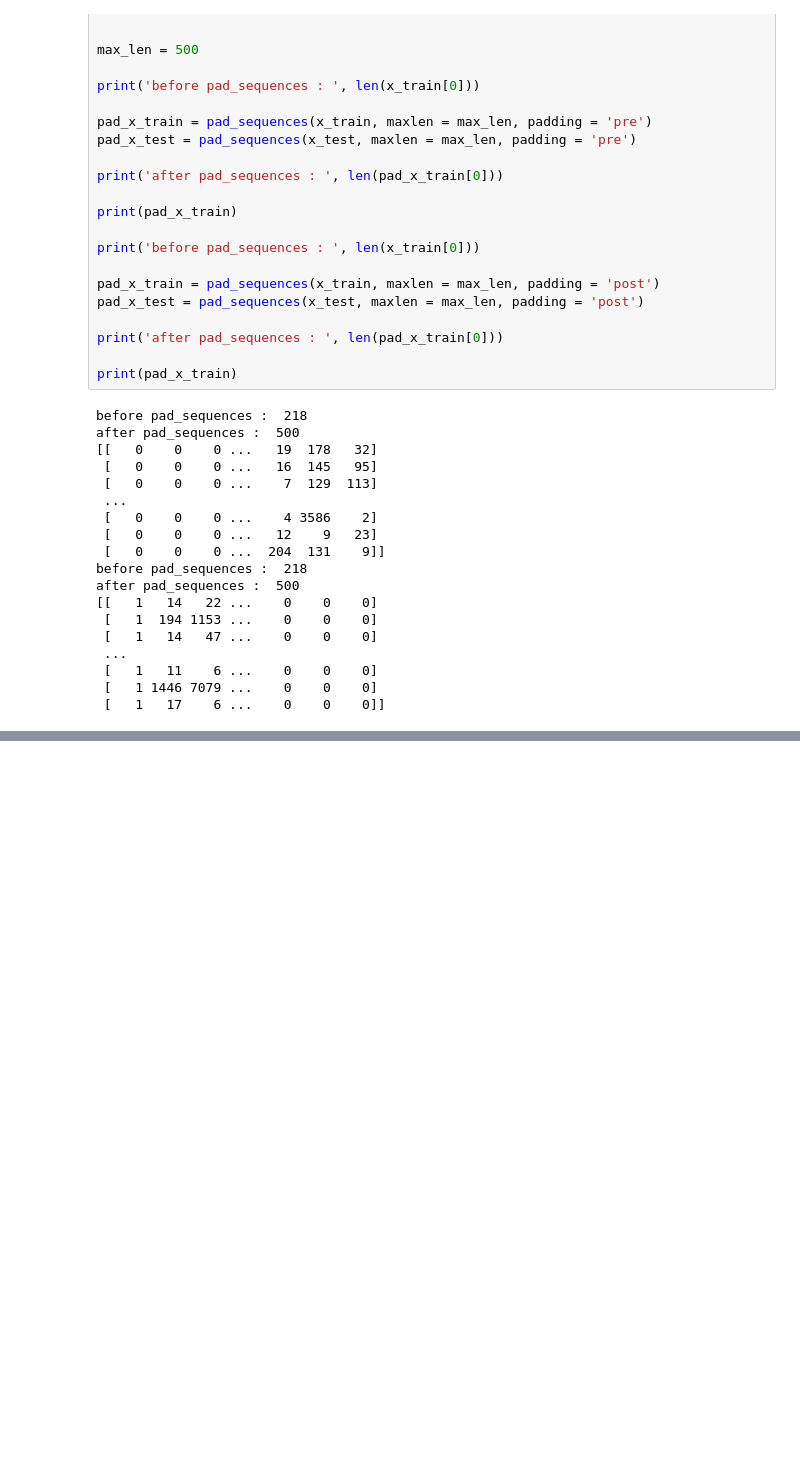
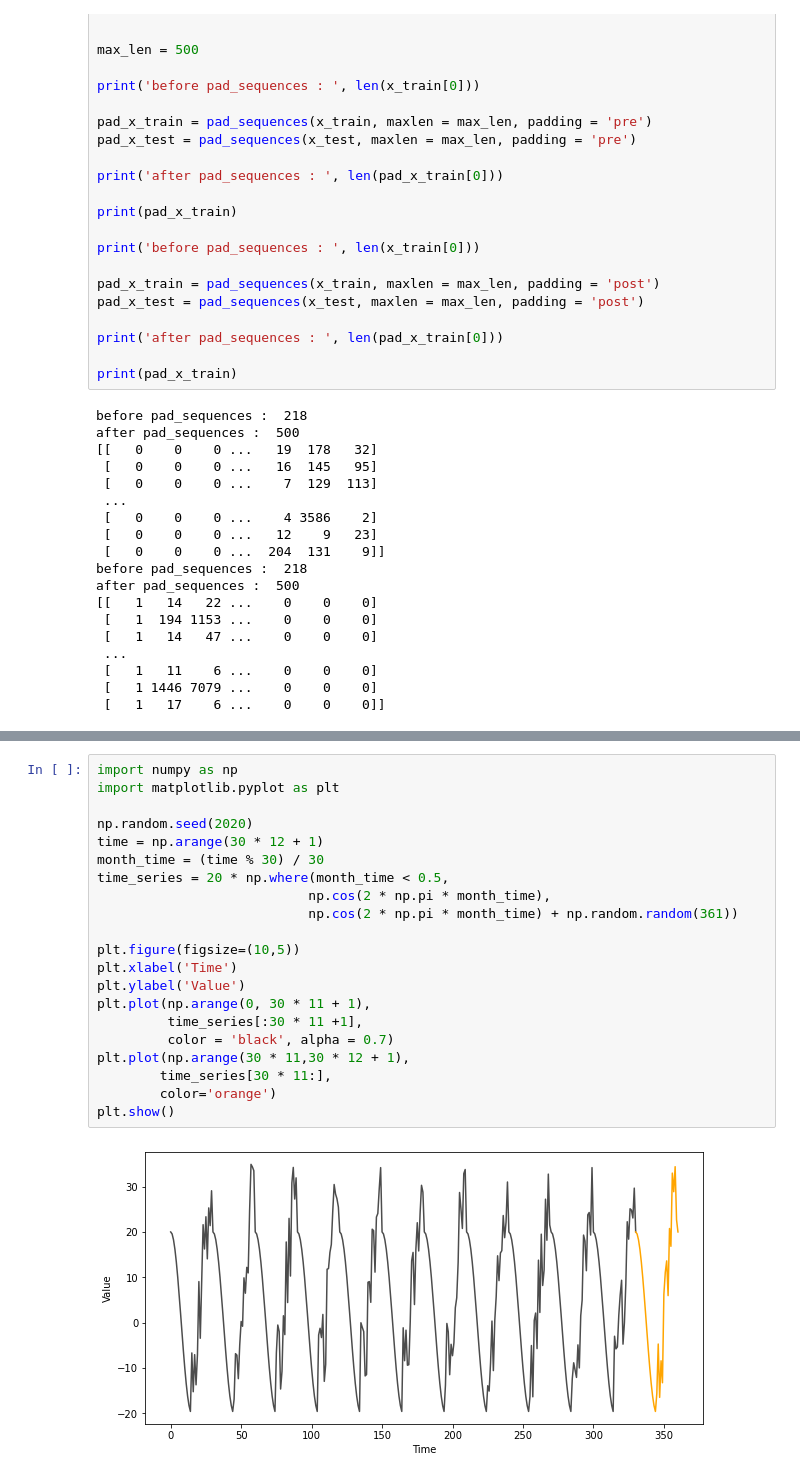
Before and after one commit to lincoln-cmd/Deep_learning, a Jupyter notebook: 순환신경망(Recurrent_Neural_Network).ipynb, the cells around one changed output, grey strips where cells are left out. Cells and saved outputs as stored; diff of their text form; blank space fills up the shorter version.

```diff
--- a/순환신경망(Recurrent_Neural_Network).ipynb
+++ b/순환신경망(Recurrent_Neural_Network).ipynb
@@ -233,0 +253,23 @@ model.evaluate(pad_x_test, y_test)
+# %%
+import numpy as np
+import matplotlib.pyplot as plt
+
+np.random.seed(2020)
+time = np.arange(30 * 12 + 1)
+month_time = (time % 30) / 30
+time_series = 20 * np.where(month_time < 0.5,
+                           np.cos(2 * np.pi * month_time),
+                           np.cos(2 * np.pi * month_time) + np.random.random(361))
+
+plt.figure(figsize=(10,5))
+plt.xlabel('Time')
+plt.ylabel('Value')
+plt.plot(np.arange(0, 30 * 11 + 1),
+         time_series[:30 * 11 +1],
+         color = 'black', alpha = 0.7)
+plt.plot(np.arange(30 * 11,30 * 12 + 1),
+        time_series[30 * 11:],
+        color='orange')
+plt.show()
+# %% [output]
+[figure, added]
```
Also changed, not shown: parts of 13 cells of this notebook.
